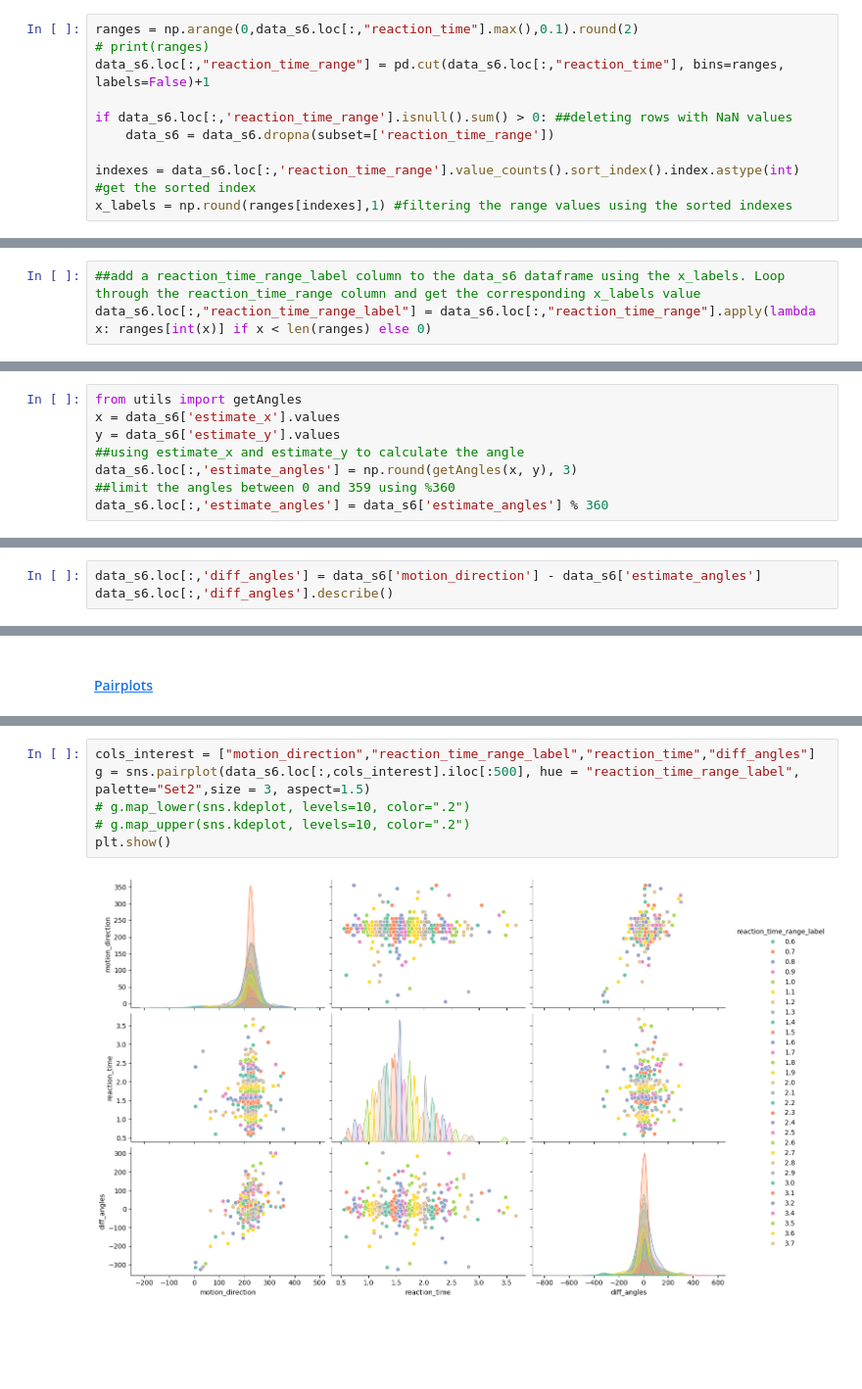
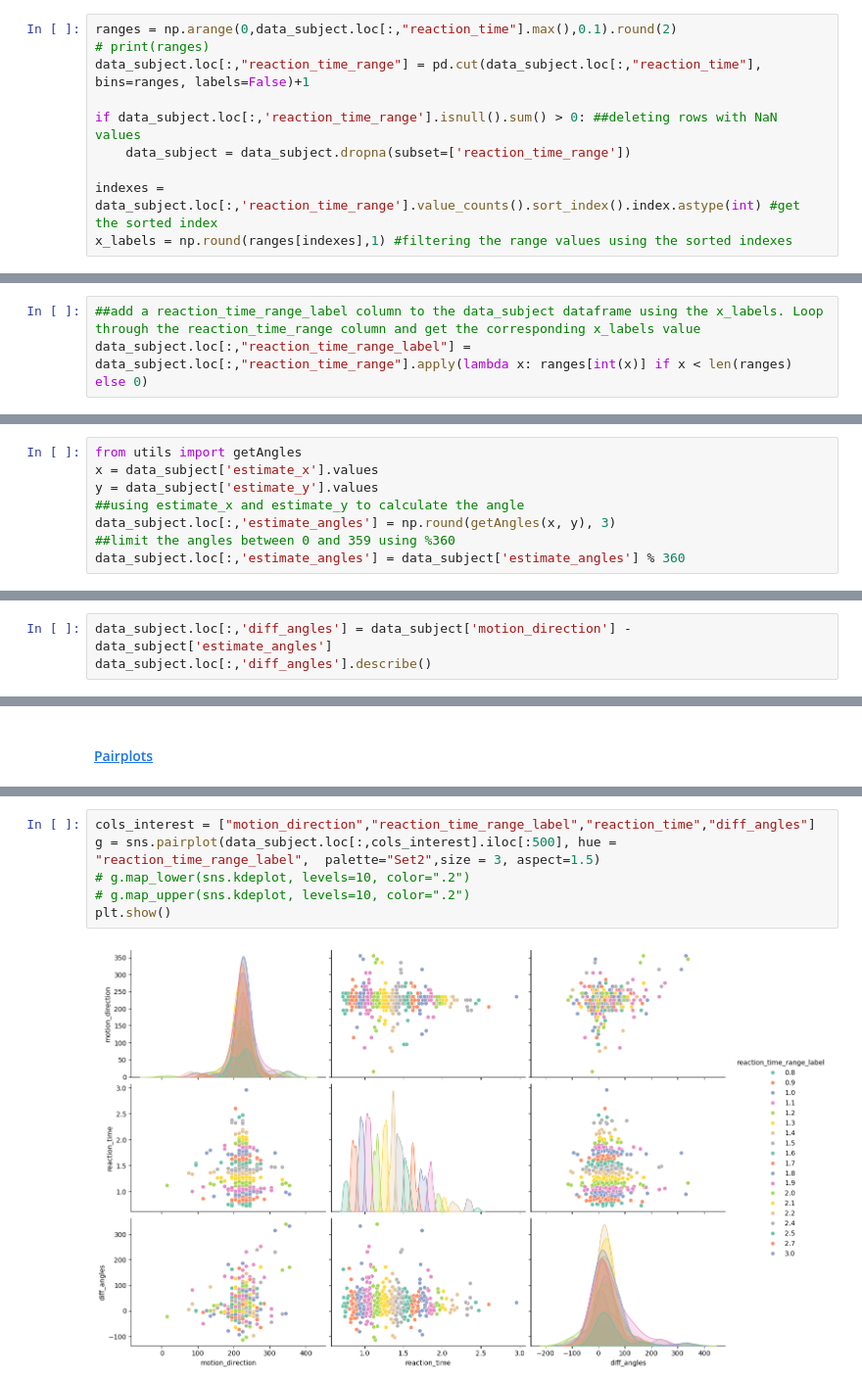
Before and after one commit to lucasbaldezzari/babesbayes-nma, a Jupyter notebook: coding/Issue4_Xiaoxiao.ipynb, the cells around one changed output, grey strips where cells are left out. Shown at 98% size. Drawn from its saved outputs; the diff is of its cells as text; blank space fills up the shorter version.

```diff
--- a/coding/Issue4_Xiaoxiao.ipynb
+++ b/coding/Issue4_Xiaoxiao.ipynb
@@ -54,14 +54,14 @@ data_s6.describe()
 
 I'will take the *reaction_time* and make a new column with *ranges* of reaction time using $0.1$ sec steps.
 # %%
-ranges = np.arange(0,data_s6.loc[:,"reaction_time"].max(),0.1).round(2)
+ranges = np.arange(0,data_subject.loc[:,"reaction_time"].max(),0.1).round(2)
 # print(ranges)
-data_s6.loc[:,"reaction_time_range"] = pd.cut(data_s6.loc[:,"reaction_time"], bins=ranges, labels=False)+1
+data_subject.loc[:,"reaction_time_range"] = pd.cut(data_subject.loc[:,"reaction_time"], bins=ranges, labels=False)+1
 
-if data_s6.loc[:,'reaction_time_range'].isnull().sum() > 0: ##deleting rows with NaN values
-    data_s6 = data_s6.dropna(subset=['reaction_time_range'])
+if data_subject.loc[:,'reaction_time_range'].isnull().sum() > 0: ##deleting rows with NaN values
+    data_subject = data_subject.dropna(subset=['reaction_time_range'])
 
-indexes = data_s6.loc[:,'reaction_time_range'].value_counts().sort_index().index.astype(int) #get the sorted index
+indexes = data_subject.loc[:,'reaction_time_range'].value_counts().sort_index().index.astype(int) #get the sorted index
 x_labels = np.round(ranges[indexes],1) #filtering the range values using the sorted indexes
 # %% [output]
 A value is trying to be set on a copy of a slice from a DataFrame.
@@ -83,7 +83,7 @@ max        46.000000
 Name: reaction_time_range, dtype: float64
 # %%
-##add a reaction_time_range_label column to the data_s6 dataframe using the x_labels. Loop through the reaction_time_range column and get the corresponding x_labels value
-data_s6.loc[:,"reaction_time_range_label"] = data_s6.loc[:,"reaction_time_range"].apply(lambda x: ranges[int(x)] if x < len(ranges) else 0)
+##add a reaction_time_range_label column to the data_subject dataframe using the x_labels. Loop through the reaction_time_range column and get the corresponding x_labels value
+data_subject.loc[:,"reaction_time_range_label"] = data_subject.loc[:,"reaction_time_range"].apply(lambda x: ranges[int(x)] if x < len(ranges) else 0)
 # %% [markdown]
 Counting the trials in each range
 # %%
@@ -247,15 +247,15 @@ plt.show()
 #### Getting angles from $x$ and $y$ coordinates
 # %%
 from utils import getAngles
-x = data_s6['estimate_x'].values
-y = data_s6['estimate_y'].values
+x = data_subject['estimate_x'].values
+y = data_subject['estimate_y'].values
 ##using estimate_x and estimate_y to calculate the angle
-data_s6.loc[:,'estimate_angles'] = np.round(getAngles(x, y), 3)
+data_subject.loc[:,'estimate_angles'] = np.round(getAngles(x, y), 3)
 ##limit the angles between 0 and 359 using %360
-data_s6.loc[:,'estimate_angles'] = data_s6['estimate_angles'] % 360
+data_subject.loc[:,'estimate_angles'] = data_subject['estimate_angles'] % 360
 # %% [markdown]
 #### Getting difference between *motion_direction* and *estimate_angles*
 # %%
-data_s6.loc[:,'diff_angles'] = data_s6['motion_direction'] - data_s6['estimate_angles']
-data_s6.loc[:,'diff_angles'].describe()
+data_subject.loc[:,'diff_angles'] = data_subject['motion_direction'] - data_subject['estimate_angles']
+data_subject.loc[:,'diff_angles'].describe()
 # %% [output]
@@ -312,8 +312,8 @@ plt.show()
 # %%
 cols_interest = ["motion_direction","reaction_time_range_label","reaction_time","diff_angles"]
-g = sns.pairplot(data_s6.loc[:,cols_interest].iloc[:500], hue = "reaction_time_range_label",  palette="Set2",size = 3, aspect=1.5)
+g = sns.pairplot(data_subject.loc[:,cols_interest].iloc[:500], hue = "reaction_time_range_label",  palette="Set2",size = 3, aspect=1.5)
 # g.map_lower(sns.kdeplot, levels=10, color=".2")
 # g.map_upper(sns.kdeplot, levels=10, color=".2")
 plt.show()
 # %% [output]
-[figure, old version]
+[figure, new version]
```
Also changed, not shown: parts of 19 cells of this notebook, 1 other file.
